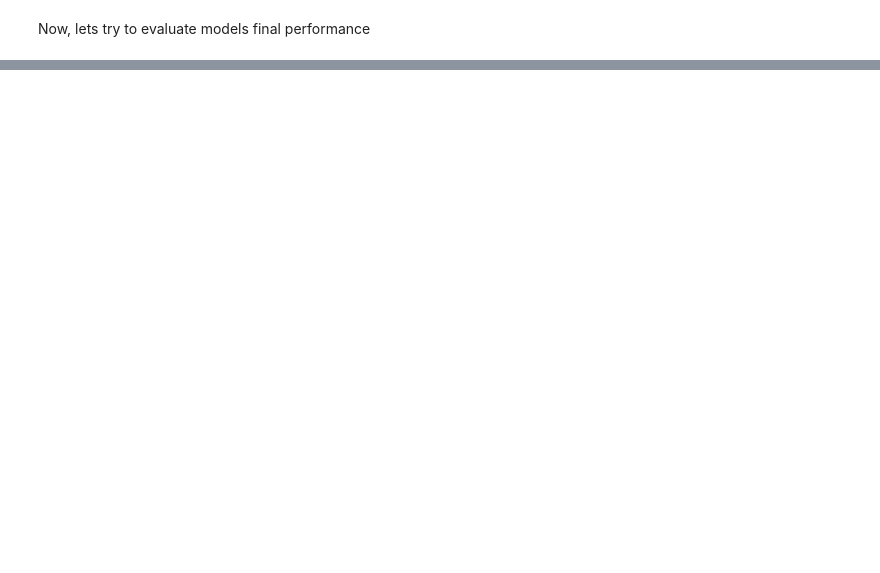
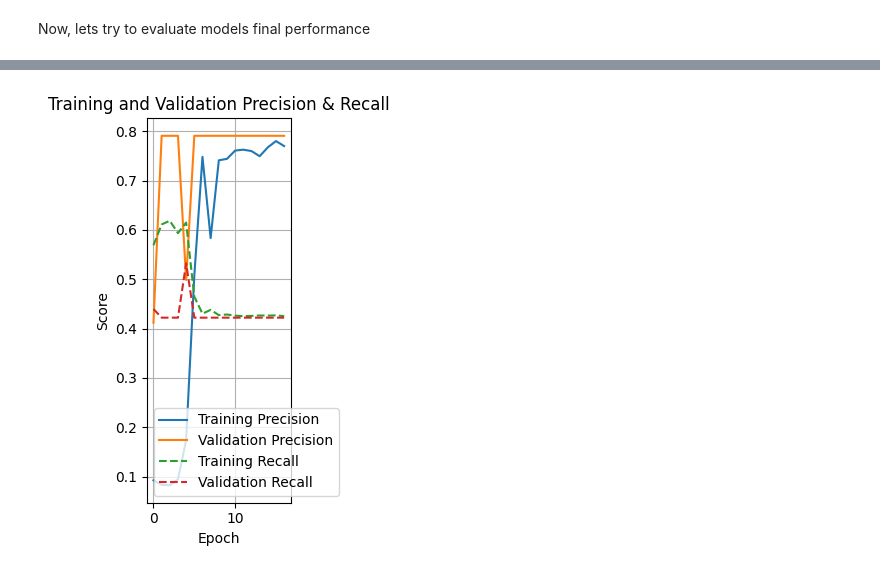
Before and after one commit to adhikariisusan/RetinalDiseaseClassificationModel, a Jupyter notebook: the_real_6th_proj.ipynb, the cells around one changed output, grey strips where cells are left out. Saved outputs shown, nothing was run; the diff lists cells and outputs as text; code cells hidden in the pictures; blank space fills up the shorter version.

```diff
--- a/the_real_6th_proj.ipynb
+++ b/the_real_6th_proj.ipynb
@@ -357,3 +396,24 @@ Now, lets try to evaluate models final performance
+# %%
+hist_precision = history_initial.history['precision'] + history_finetune.history['precision']
+hist_val_precision = history_initial.history['val_precision'] + history_finetune.history['val_precision']
+hist_recall = history_initial.history['recall'] + history_finetune.history['recall']
+hist_val_recall = history_initial.history['val_recall'] + history_finetune.history['val_recall']
+plt.subplot(1, 3, 3) # 1 row, 3 columns, third plot
+plt.plot(hist_precision, label='Training Precision')
+plt.plot(hist_val_precision, label='Validation Precision')
+plt.plot(hist_recall, label='Training Recall', linestyle='--') # Added linestyle for distinction
+plt.plot(hist_val_recall, label='Validation Recall', linestyle='--') # Added linestyle
+plt.title('Training and Validation Precision & Recall')
+plt.xlabel('Epoch')
+plt.ylabel('Score')
+plt.legend()
+plt.grid(True)
+
+
+plt.tight_layout() # Adjusts subplot params for a tight layout
+plt.show()
+# %% [output]
+[figure, added]
 # %%
 print("\nEvaluating final model on the test set...")
 loss, accuracy, precision, recall = model.evaluate(test_images, test_labels, verbose=2)
```
Also changed, not shown: parts of 7 cells of this notebook.
